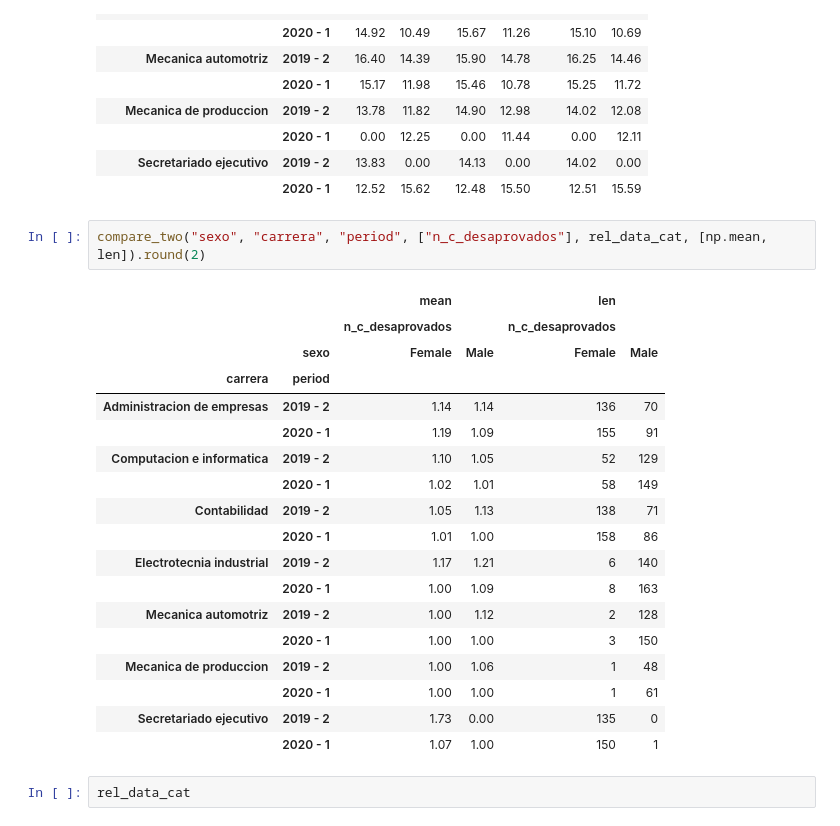
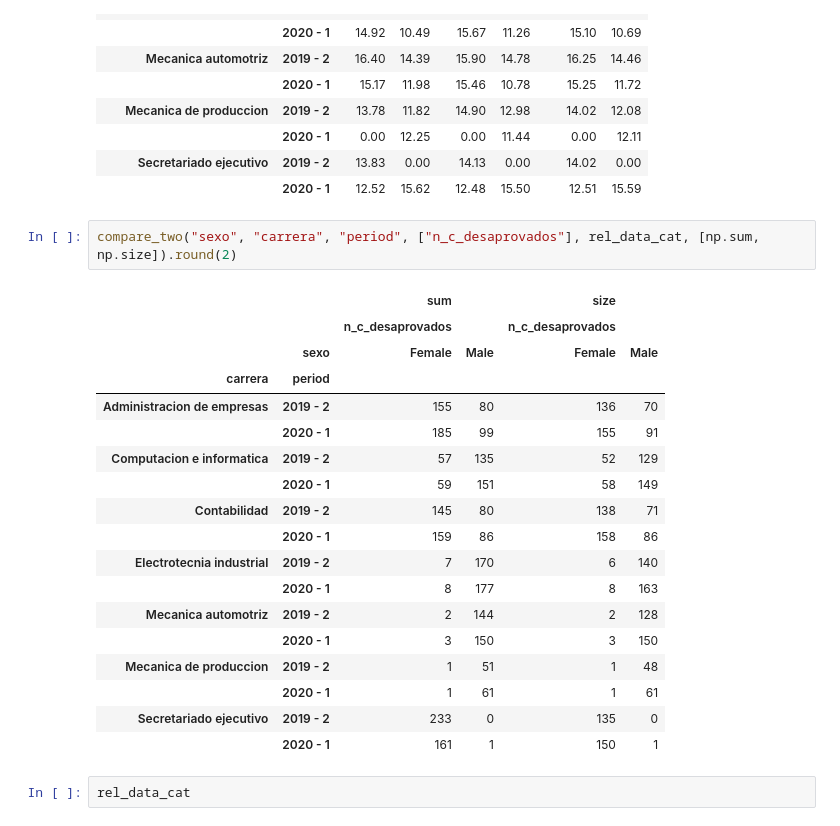
Before and after one commit to Robertopucp/Education_project, a Jupyter notebook: codes/summary.ipynb, the cells around one changed output. Drawn from its saved outputs; the diff is of its cells as text.

```diff
--- a/codes/summary.ipynb
+++ b/codes/summary.ipynb
@@ -630,26 +630,26 @@ s
 | Secretariado ejecutivo | 2019 - 2 | 13.83 | 0.00 | 14.13 | 0.00 | 14.02 | 0.00 |
 |  | 2020 - 1 | 12.52 | 15.62 | 12.48 | 15.50 | 12.51 | 15.59 |
 # %%
-compare_two("sexo", "carrera", "period", ["n_c_desaprovados"], rel_data_cat, [np.mean, len]).round(2)
+compare_two("sexo", "carrera", "period", ["n_c_desaprovados"], rel_data_cat, [np.sum, np.size]).round(2)
 # %% [output]
-|  |  | mean |  | len |  |
+|  |  | sum |  | size |  |
 |  |  | n_c_desaprovados |  | n_c_desaprovados |  |
 |  | sexo | Female | Male | Female | Male |
 | carrera | period |  |  |  |  |
-| Administracion de empresas | 2019 - 2 | 1.14 | 1.14 | 136 | 70 |
-|  | 2020 - 1 | 1.19 | 1.09 | 155 | 91 |
-| Computacion e informatica | 2019 - 2 | 1.10 | 1.05 | 52 | 129 |
-|  | 2020 - 1 | 1.02 | 1.01 | 58 | 149 |
-| Contabilidad | 2019 - 2 | 1.05 | 1.13 | 138 | 71 |
-|  | 2020 - 1 | 1.01 | 1.00 | 158 | 86 |
-| Electrotecnia industrial | 2019 - 2 | 1.17 | 1.21 | 6 | 140 |
-|  | 2020 - 1 | 1.00 | 1.09 | 8 | 163 |
-| Mecanica automotriz | 2019 - 2 | 1.00 | 1.12 | 2 | 128 |
-|  | 2020 - 1 | 1.00 | 1.00 | 3 | 150 |
-| Mecanica de produccion | 2019 - 2 | 1.00 | 1.06 | 1 | 48 |
-|  | 2020 - 1 | 1.00 | 1.00 | 1 | 61 |
-| Secretariado ejecutivo | 2019 - 2 | 1.73 | 0.00 | 135 | 0 |
-|  | 2020 - 1 | 1.07 | 1.00 | 150 | 1 |
+| Administracion de empresas | 2019 - 2 | 155 | 80 | 136 | 70 |
+|  | 2020 - 1 | 185 | 99 | 155 | 91 |
+| Computacion e informatica | 2019 - 2 | 57 | 135 | 52 | 129 |
+|  | 2020 - 1 | 59 | 151 | 58 | 149 |
+| Contabilidad | 2019 - 2 | 145 | 80 | 138 | 71 |
+|  | 2020 - 1 | 159 | 86 | 158 | 86 |
+| Electrotecnia industrial | 2019 - 2 | 7 | 170 | 6 | 140 |
+|  | 2020 - 1 | 8 | 177 | 8 | 163 |
+| Mecanica automotriz | 2019 - 2 | 2 | 144 | 2 | 128 |
+|  | 2020 - 1 | 3 | 150 | 3 | 150 |
+| Mecanica de produccion | 2019 - 2 | 1 | 51 | 1 | 48 |
+|  | 2020 - 1 | 1 | 61 | 1 | 61 |
+| Secretariado ejecutivo | 2019 - 2 | 233 | 0 | 135 | 0 |
+|  | 2020 - 1 | 161 | 1 | 150 | 1 |
 # %%
 rel_data_cat
 # %% [output]
```
Also changed, not shown: parts of 4 cells of this notebook.
